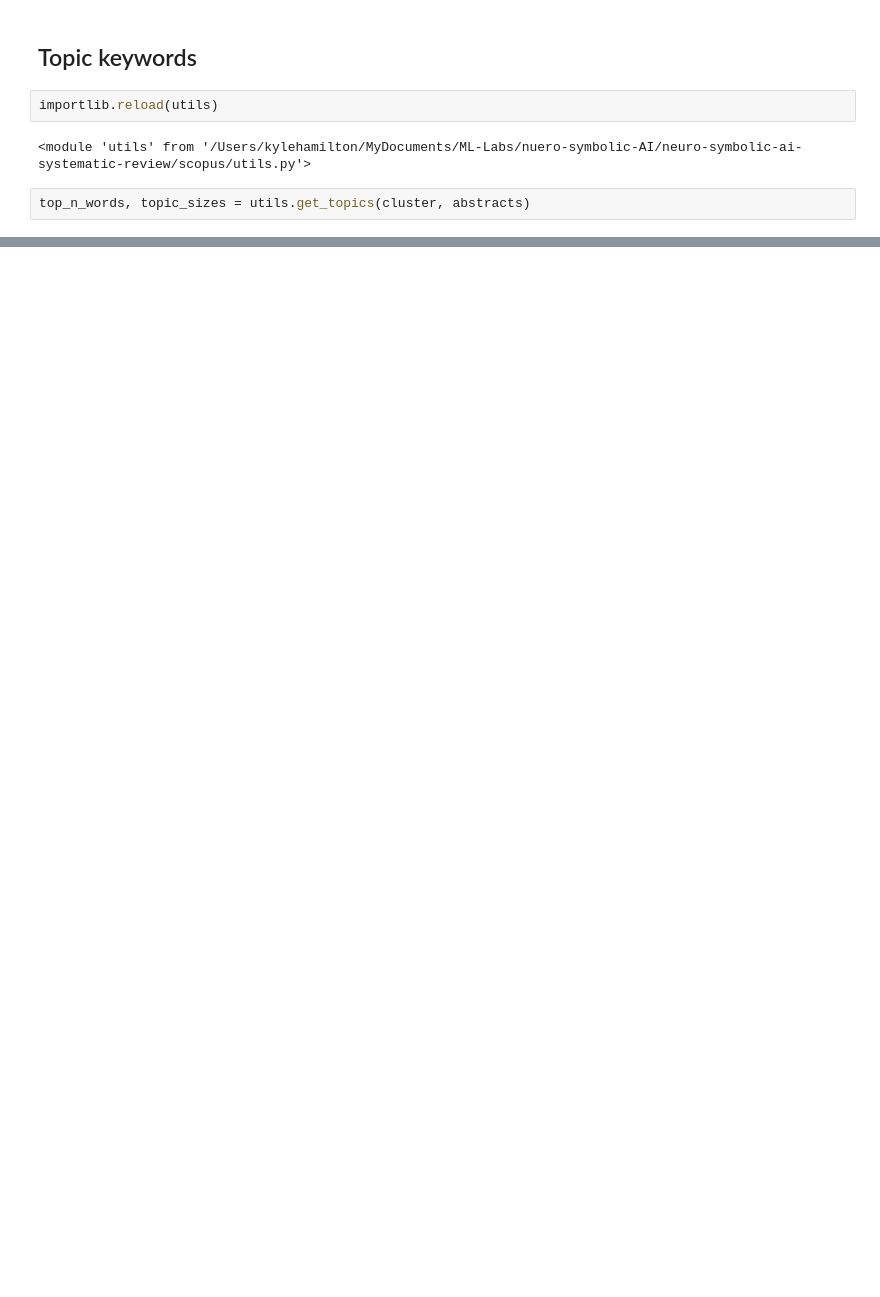
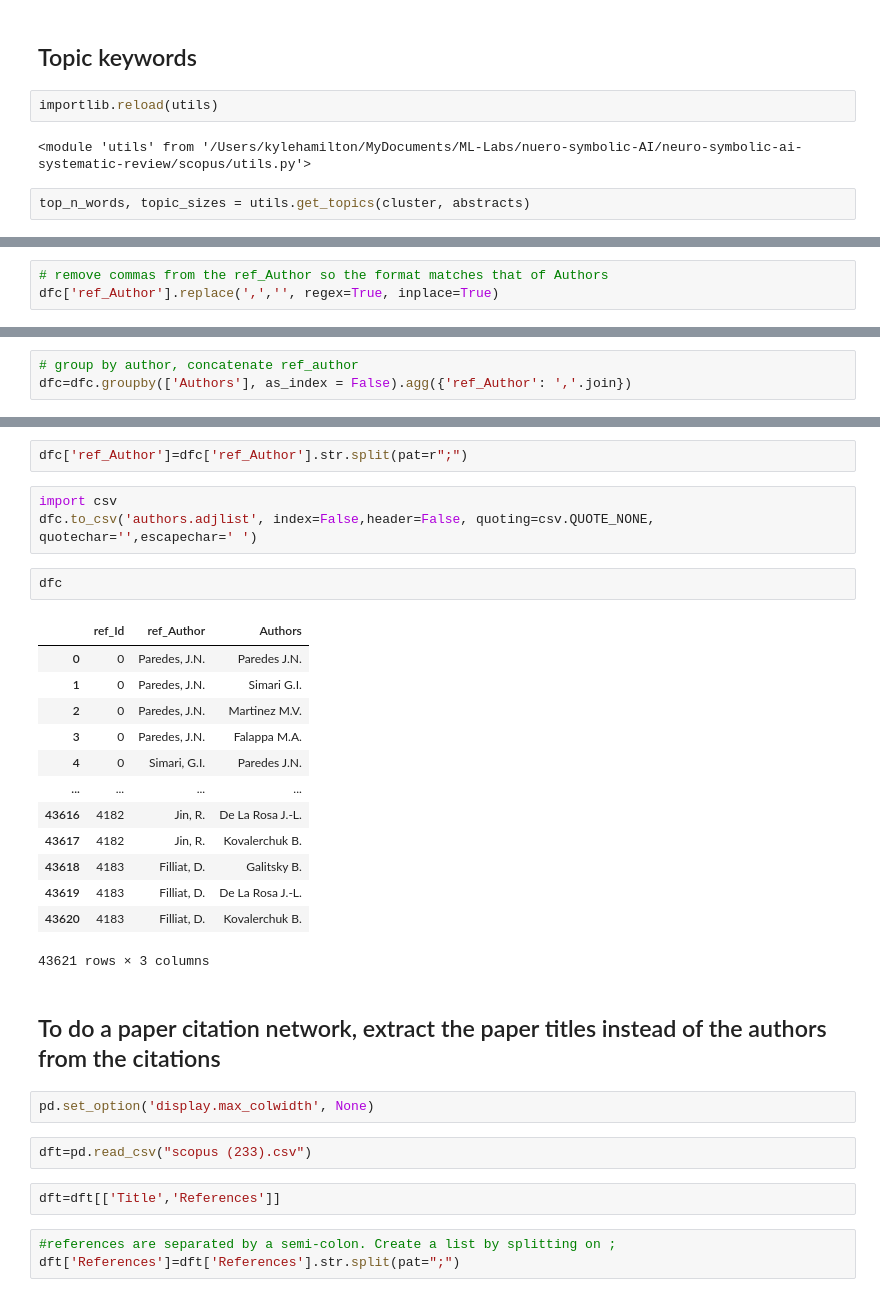
Before and after one commit to kyleiwaniec/neuro-symbolic-ai-systematic-review, a Jupyter notebook: scopus/EDA-233.ipynb, the cells around one changed output, grey strips where cells are left out. Saved outputs shown, nothing was run; the diff lists cells and outputs as text; blank space fills up the shorter version.

```diff
--- a/scopus/EDA-233.ipynb
+++ b/scopus/EDA-233.ipynb
@@ -124,0 +172,3 @@ KeyError: 12
+# %%
+# remove commas from the ref_Author so the format matches that of Authors
+dfc['ref_Author'].replace(',','', regex=True, inplace=True)
@@ -124,0 +208,3 @@ KeyError: 12
+# %%
+# group by author, concatenate ref_author
+dfc=dfc.groupby(['Authors'], as_index = False).agg({'ref_Author': ','.join})
@@ -124,0 +227,32 @@ KeyError: 12
+# %%
+dfc['ref_Author']=dfc['ref_Author'].str.split(pat=r";")
+# %%
+import csv
+dfc.to_csv('authors.adjlist', index=False,header=False, quoting=csv.QUOTE_NONE, quotechar='',escapechar=' ')
+# %%
+dfc
+# %% [output]
+|  | ref_Id | ref_Author | Authors |
+| 0 | 0 | Paredes, J.N. | Paredes J.N. |
+| 1 | 0 | Paredes, J.N. | Simari G.I. |
+| 2 | 0 | Paredes, J.N. | Martinez M.V. |
+| 3 | 0 | Paredes, J.N. | Falappa M.A. |
+| 4 | 0 | Simari, G.I. | Paredes J.N. |
+| ... | ... | ... | ... |
+| 43616 | 4182 | Jin, R. | De La Rosa J.-L. |
+| 43617 | 4182 | Jin, R. | Kovalerchuk B. |
+| 43618 | 4183 | Filliat, D. | Galitsky B. |
+| 43619 | 4183 | Filliat, D. | De La Rosa J.-L. |
+| 43620 | 4183 | Filliat, D. | Kovalerchuk B. |
+43621 rows × 3 columns
+# %% [markdown]
+## To do a paper citation network, extract the paper titles instead of the authors from the citations
+# %%
+pd.set_option('display.max_colwidth', None)
+# %%
+dft=pd.read_csv("scopus (233).csv")
+# %%
+dft=dft[['Title','References']]
+# %%
+#references are separated by a semi-colon. Create a list by splitting on ;
+dft['References']=dft['References'].str.split(pat=";")
```
Also changed, not shown: parts of 47 cells of this notebook, 5 other files.
